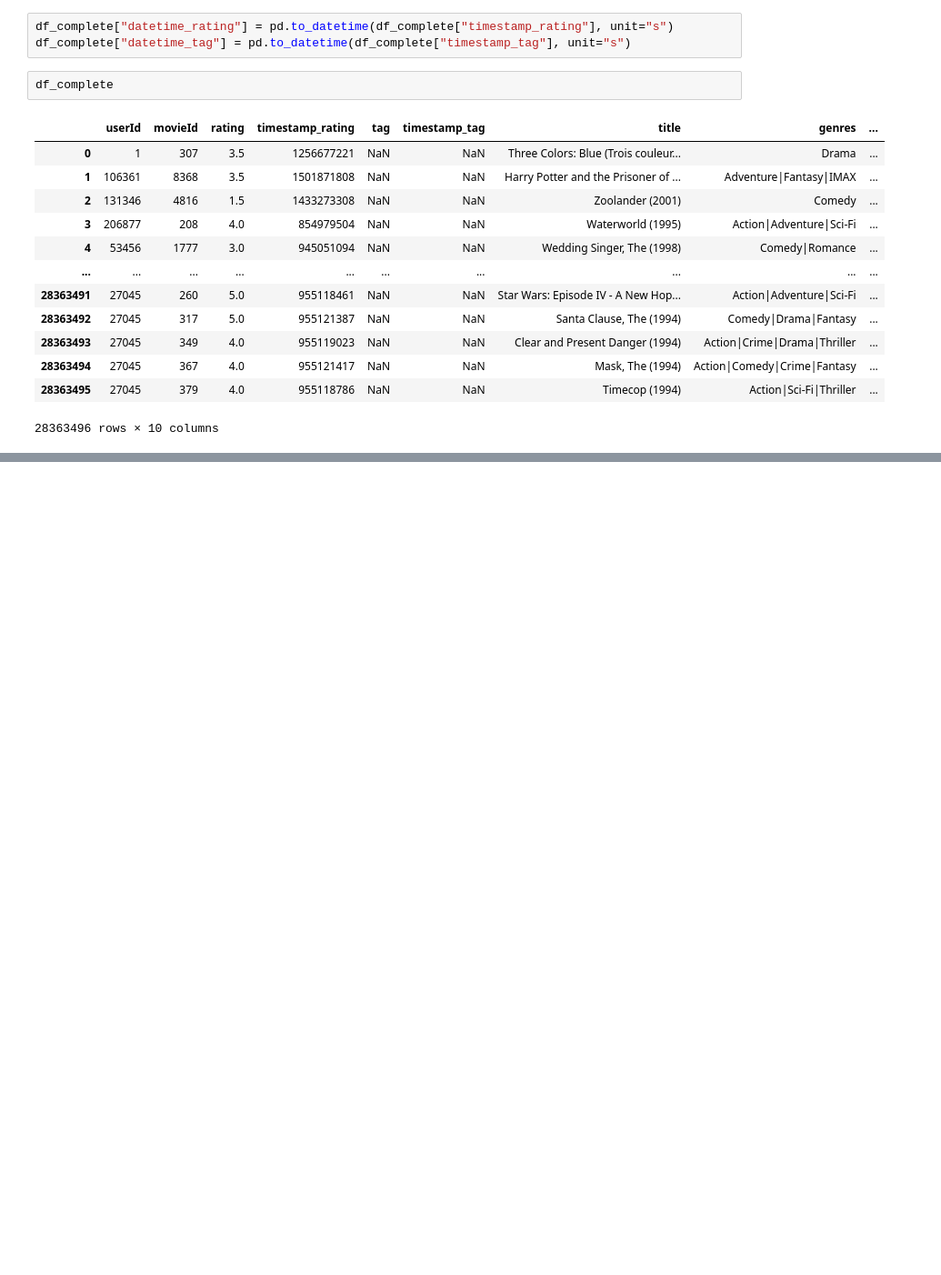
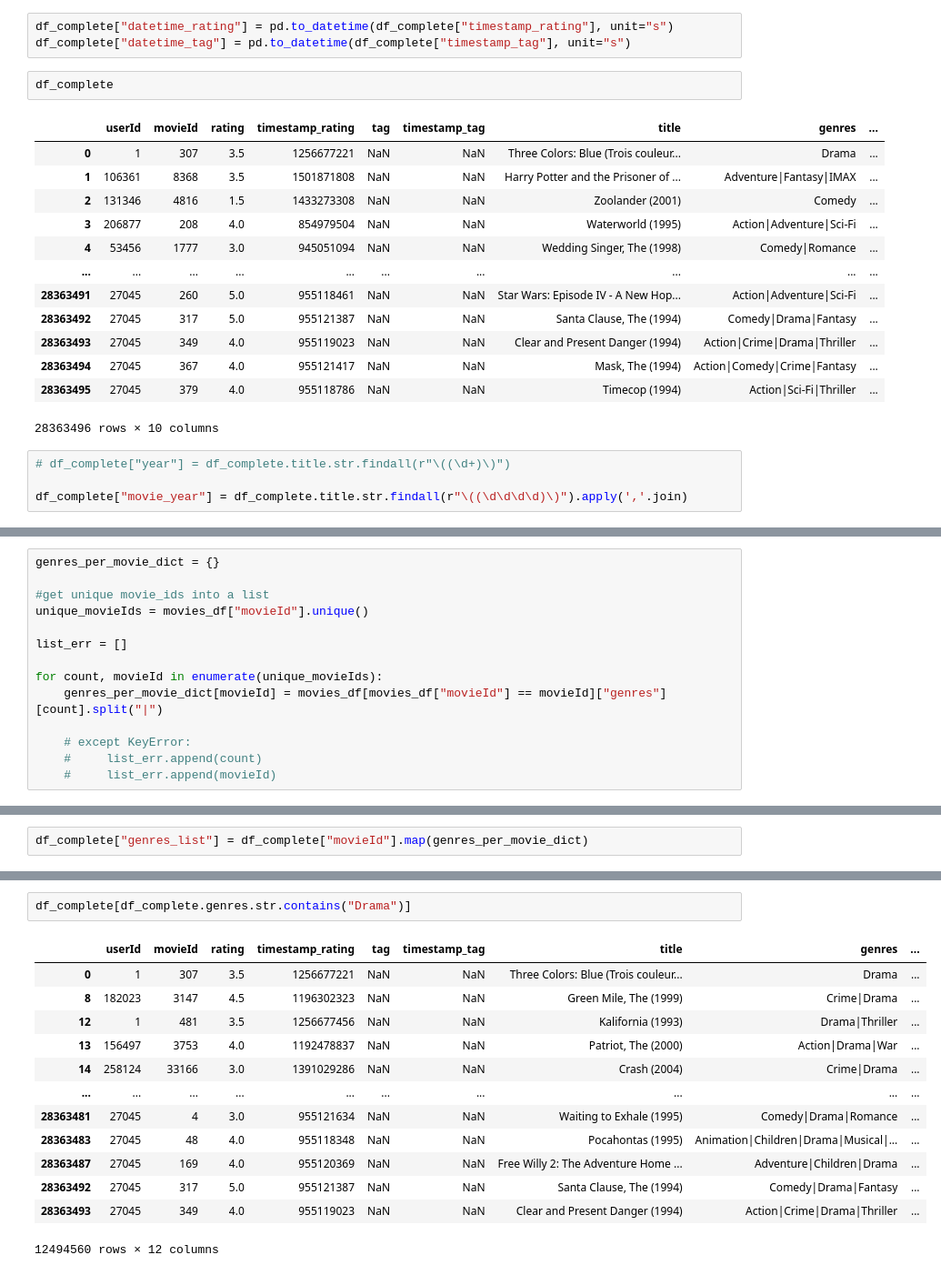
Before and after one commit to cesareressa/data_analysis, a Jupyter notebook: exploratory_analysis.ipynb, the cells around one changed output, grey strips where cells are left out. Shown at 91% size. Drawn from its saved outputs; the diff is of its cells as text; blank space fills up the shorter version.

```diff
--- a/exploratory_analysis.ipynb
+++ b/exploratory_analysis.ipynb
@@ -102,3 +123,7 @@ df_complete
 | 28363494 | 27045 | 367 | 4.0 | 955121417 | NaN | NaN | Mask, The (1994) | Action|Comedy|Crime|Fantasy | ... |
 | 28363495 | 27045 | 379 | 4.0 | 955118786 | NaN | NaN | Timecop (1994) | Action|Sci-Fi|Thriller | ... |
 28363496 rows × 10 columns
+# %%
+# df_complete["year"] = df_complete.title.str.findall(r"\((\d+)\)")
+
+df_complete["movie_year"] = df_complete.title.str.findall(r"\((\d\d\d\d)\)").apply(','.join)
@@ -104,0 +154,14 @@ df_complete
+# %%
+genres_per_movie_dict = {}
+
+#get unique movie_ids into a list
+unique_movieIds = movies_df["movieId"].unique()
+
+list_err = []
+
+for count, movieId in enumerate(unique_movieIds):
+    genres_per_movie_dict[movieId] = movies_df[movies_df["movieId"] == movieId]["genres"][count].split("|")
+
+    # except KeyError:
+    #     list_err.append(count)
+    #     list_err.append(movieId)
@@ -105 +188,3 @@ df_complete
+# %%
+df_complete["genres_list"] = df_complete["movieId"].map(genres_per_movie_dict)
 # %%
@@ -116,0 +206,16 @@ df_complete.describe()
+# %%
+df_complete[df_complete.genres.str.contains("Drama")]
+# %% [output]
+|  | userId | movieId | rating | timestamp_rating | tag | timestamp_tag | title | genres | ... |
+| 0 | 1 | 307 | 3.5 | 1256677221 | NaN | NaN | Three Colors: Blue (Trois couleur... | Drama | ... |
+| 8 | 182023 | 3147 | 4.5 | 1196302323 | NaN | NaN | Green Mile, The (1999) | Crime|Drama | ... |
+| 12 | 1 | 481 | 3.5 | 1256677456 | NaN | NaN | Kalifornia (1993) | Drama|Thriller | ... |
+| 13 | 156497 | 3753 | 4.0 | 1192478837 | NaN | NaN | Patriot, The (2000) | Action|Drama|War | ... |
+| 14 | 258124 | 33166 | 3.0 | 1391029286 | NaN | NaN | Crash (2004) | Crime|Drama | ... |
+| ... | ... | ... | ... | ... | ... | ... | ... | ... | ... |
+| 28363481 | 27045 | 4 | 3.0 | 955121634 | NaN | NaN | Waiting to Exhale (1995) | Comedy|Drama|Romance | ... |
+| 28363483 | 27045 | 48 | 4.0 | 955118348 | NaN | NaN | Pocahontas (1995) | Animation|Children|Drama|Musical|... | ... |
+| 28363487 | 27045 | 169 | 4.0 | 955120369 | NaN | NaN | Free Willy 2: The Adventure Home ... | Adventure|Children|Drama | ... |
+| 28363492 | 27045 | 317 | 5.0 | 955121387 | NaN | NaN | Santa Clause, The (1994) | Comedy|Drama|Fantasy | ... |
+| 28363493 | 27045 | 349 | 4.0 | 955119023 | NaN | NaN | Clear and Present Danger (1994) | Action|Crime|Drama|Thriller | ... |
+12494560 rows × 12 columns
```
Also changed, not shown: parts of 16 cells of this notebook.
